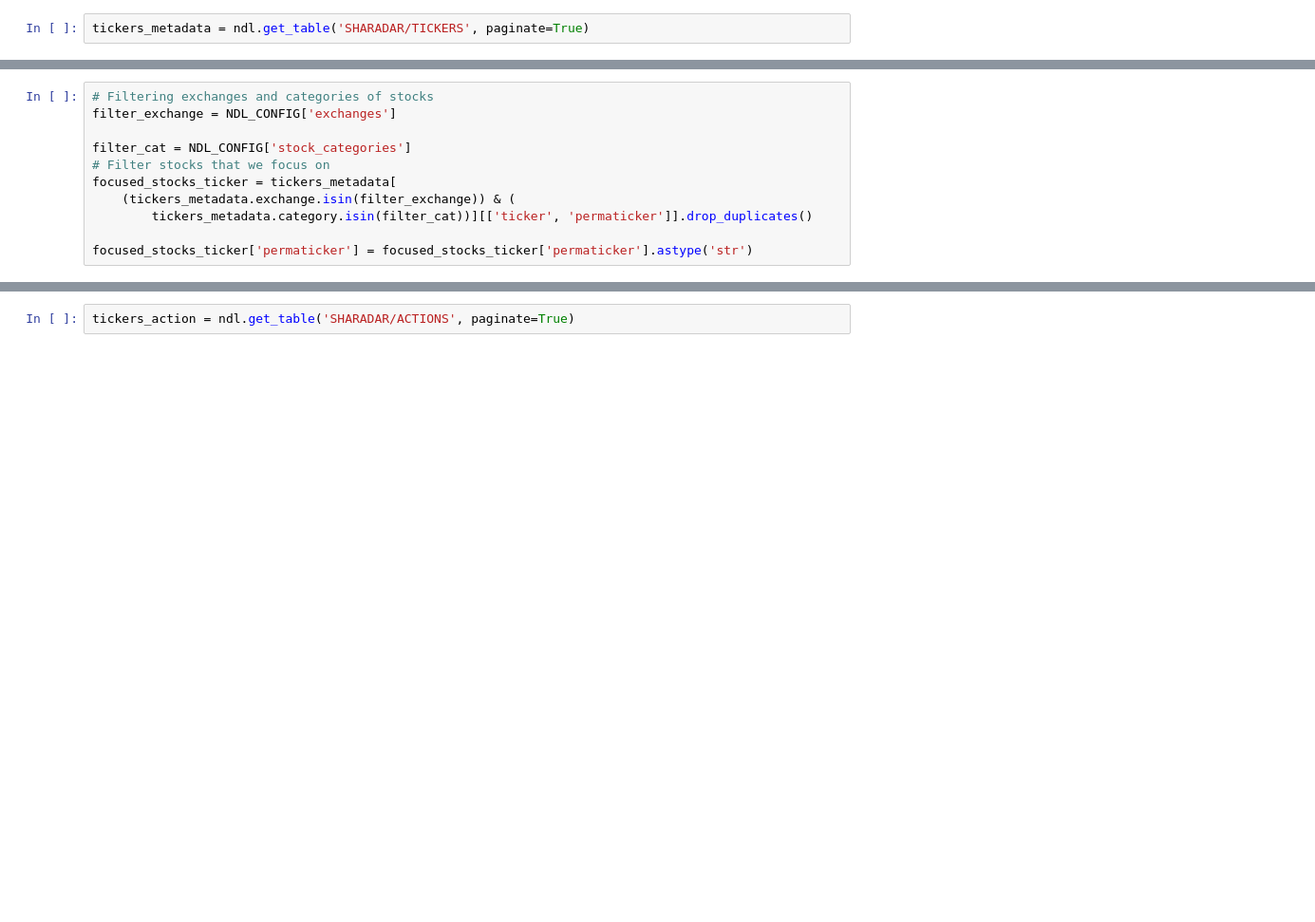
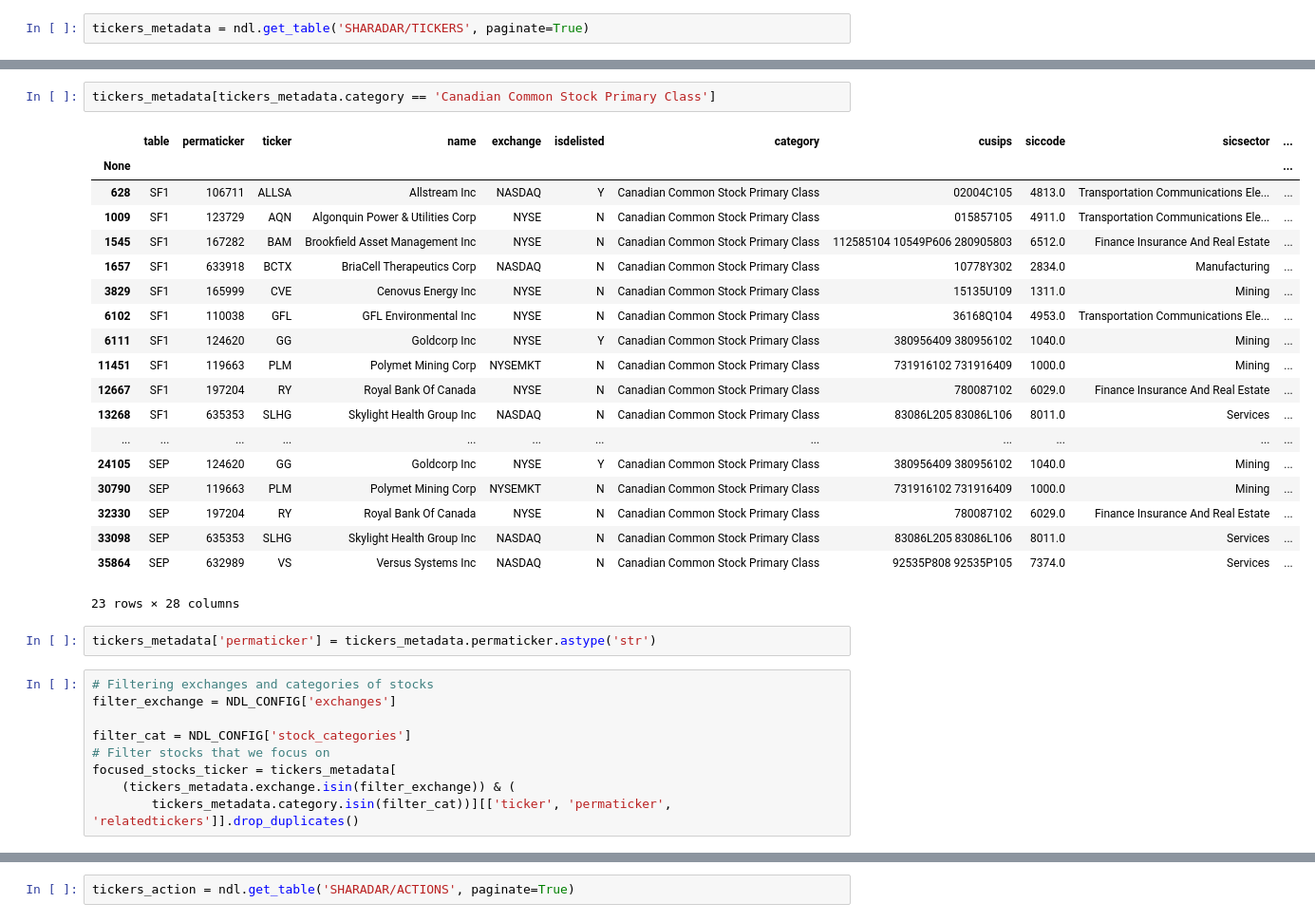
Before and after one commit to chayaponlee/QuantSystemMVP, a Jupyter notebook: notebooks/test_merge_permaticker.ipynb, the cells around one changed output, grey strips where cells are left out. Shown: that part at 95% size. Drawn from its saved outputs; the diff is of its cells as text; blank space fills up the shorter version.

```diff
--- a/notebooks/test_merge_permaticker.ipynb
+++ b/notebooks/test_merge_permaticker.ipynb
@@ -37,3 +92,27 @@ tickers_metadata = ndl.get_table('SHARADAR/TICKERS', paginate=True)
+# %%
+tickers_metadata[tickers_metadata.category == 'Canadian Common Stock Primary Class']
+# %% [output]
+|  | table | permaticker | ticker | name | exchange | isdelisted | category | cusips | siccode | sicsector | ... |
+| None |  |  |  |  |  |  |  |  |  |  | ... |
+| 628 | SF1 | 106711 | ALLSA | Allstream Inc | NASDAQ | Y | Canadian Common Stock Primary Class | 02004C105 | 4813.0 | Transportation Communications Ele... | ... |
+| 1009 | SF1 | 123729 | AQN | Algonquin Power & Utilities Corp | NYSE | N | Canadian Common Stock Primary Class | 015857105 | 4911.0 | Transportation Communications Ele... | ... |
+| 1545 | SF1 | 167282 | BAM | Brookfield Asset Management Inc | NYSE | N | Canadian Common Stock Primary Class | 112585104 10549P606 280905803 | 6512.0 | Finance Insurance And Real Estate | ... |
+| 1657 | SF1 | 633918 | BCTX | BriaCell Therapeutics Corp | NASDAQ | N | Canadian Common Stock Primary Class | 10778Y302 | 2834.0 | Manufacturing | ... |
+| 3829 | SF1 | 165999 | CVE | Cenovus Energy Inc | NYSE | N | Canadian Common Stock Primary Class | 15135U109 | 1311.0 | Mining | ... |
+| 6102 | SF1 | 110038 | GFL | GFL Environmental Inc | NYSE | N | Canadian Common Stock Primary Class | 36168Q104 | 4953.0 | Transportation Communications Ele... | ... |
+| 6111 | SF1 | 124620 | GG | Goldcorp Inc | NYSE | Y | Canadian Common Stock Primary Class | 380956409 380956102 | 1040.0 | Mining | ... |
+| 11451 | SF1 | 119663 | PLM | Polymet Mining Corp | NYSEMKT | N | Canadian Common Stock Primary Class | 731916102 731916409 | 1000.0 | Mining | ... |
+| 12667 | SF1 | 197204 | RY | Royal Bank Of Canada | NYSE | N | Canadian Common Stock Primary Class | 780087102 | 6029.0 | Finance Insurance And Real Estate | ... |
+| 13268 | SF1 | 635353 | SLHG | Skylight Health Group Inc | NASDAQ | N | Canadian Common Stock Primary Class | 83086L205 83086L106 | 8011.0 | Services | ... |
+| ... | ... | ... | ... | ... | ... | ... | ... | ... | ... | ... | ... |
+| 24105 | SEP | 124620 | GG | Goldcorp Inc | NYSE | Y | Canadian Common Stock Primary Class | 380956409 380956102 | 1040.0 | Mining | ... |
+| 30790 | SEP | 119663 | PLM | Polymet Mining Corp | NYSEMKT | N | Canadian Common Stock Primary Class | 731916102 731916409 | 1000.0 | Mining | ... |
+| 32330 | SEP | 197204 | RY | Royal Bank Of Canada | NYSE | N | Canadian Common Stock Primary Class | 780087102 | 6029.0 | Finance Insurance And Real Estate | ... |
+| 33098 | SEP | 635353 | SLHG | Skylight Health Group Inc | NASDAQ | N | Canadian Common Stock Primary Class | 83086L205 83086L106 | 8011.0 | Services | ... |
+| 35864 | SEP | 632989 | VS | Versus Systems Inc | NASDAQ | N | Canadian Common Stock Primary Class | 92535P808 92535P105 | 7374.0 | Services | ... |
+23 rows × 28 columns
+# %%
+tickers_metadata['permaticker'] = tickers_metadata.permaticker.astype('str')
 # %%
 # Filtering exchanges and categories of stocks
 filter_exchange = NDL_CONFIG['exchanges']
@@ -42,6 +121,4 @@ filter_cat = NDL_CONFIG['stock_categories']
 # Filter stocks that we focus on
 focused_stocks_ticker = tickers_metadata[
     (tickers_metadata.exchange.isin(filter_exchange)) & (
-        tickers_metadata.category.isin(filter_cat))][['ticker', 'permaticker']].drop_duplicates()
-
-focused_stocks_ticker['permaticker'] = focused_stocks_ticker['permaticker'].astype('str')
+        tickers_metadata.category.isin(filter_cat))][['ticker', 'permaticker', 'relatedtickers']].drop_duplicates()
```
Also changed, not shown: parts of 32 cells of this notebook, 1 other file.
